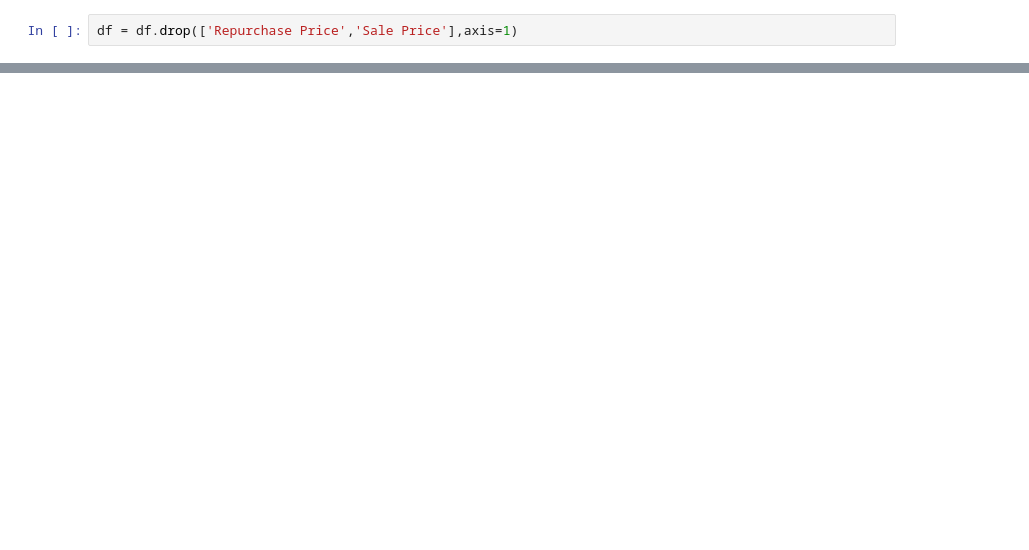
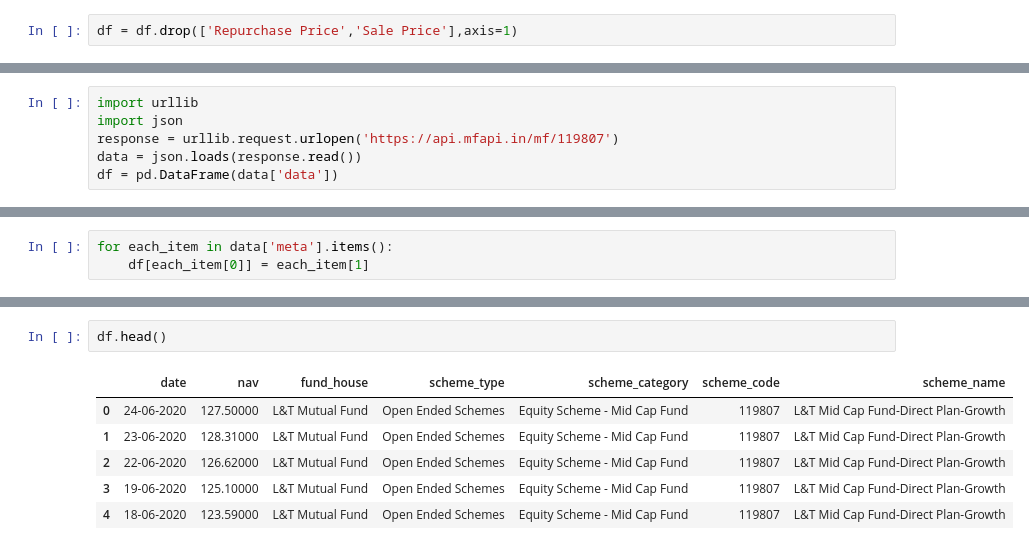
Before and after one commit to intelbala/myInvestmentPortfolio, a Jupyter notebook: read_historical_nav.ipynb, the cells around one changed output, grey strips where cells are left out. Saved outputs shown, nothing was run; the diff lists cells and outputs as text; blank space fills up the shorter version.

```diff
--- a/read_historical_nav.ipynb
+++ b/read_historical_nav.ipynb
@@ -148,0 +173,6 @@ df[df['Scheme Name'].notna()]
+# %%
+import urllib
+import json
+response = urllib.request.urlopen('https://api.mfapi.in/mf/119807')
+data = json.loads(response.read())
+df = pd.DataFrame(data['data'])
@@ -148,0 +187,3 @@ df[df['Scheme Name'].notna()]
+# %%
+for each_item in data['meta'].items():
+    df[each_item[0]] = each_item[1]
@@ -148,0 +199,9 @@ df[df['Scheme Name'].notna()]
+# %%
+df.head()
+# %% [output]
+|  | date | nav | fund_house | scheme_type | scheme_category | scheme_code | scheme_name |
+| 0 | 24-06-2020 | 127.50000 | L&T Mutual Fund | Open Ended Schemes | Equity Scheme - Mid Cap Fund | 119807 | L&T Mid Cap Fund-Direct Plan-Growth |
+| 1 | 23-06-2020 | 128.31000 | L&T Mutual Fund | Open Ended Schemes | Equity Scheme - Mid Cap Fund | 119807 | L&T Mid Cap Fund-Direct Plan-Growth |
+| 2 | 22-06-2020 | 126.62000 | L&T Mutual Fund | Open Ended Schemes | Equity Scheme - Mid Cap Fund | 119807 | L&T Mid Cap Fund-Direct Plan-Growth |
+| 3 | 19-06-2020 | 125.10000 | L&T Mutual Fund | Open Ended Schemes | Equity Scheme - Mid Cap Fund | 119807 | L&T Mid Cap Fund-Direct Plan-Growth |
+| 4 | 18-06-2020 | 123.59000 | L&T Mutual Fund | Open Ended Schemes | Equity Scheme - Mid Cap Fund | 119807 | L&T Mid Cap Fund-Direct Plan-Growth |
```
Also changed, not shown: parts of 9 cells of this notebook.
